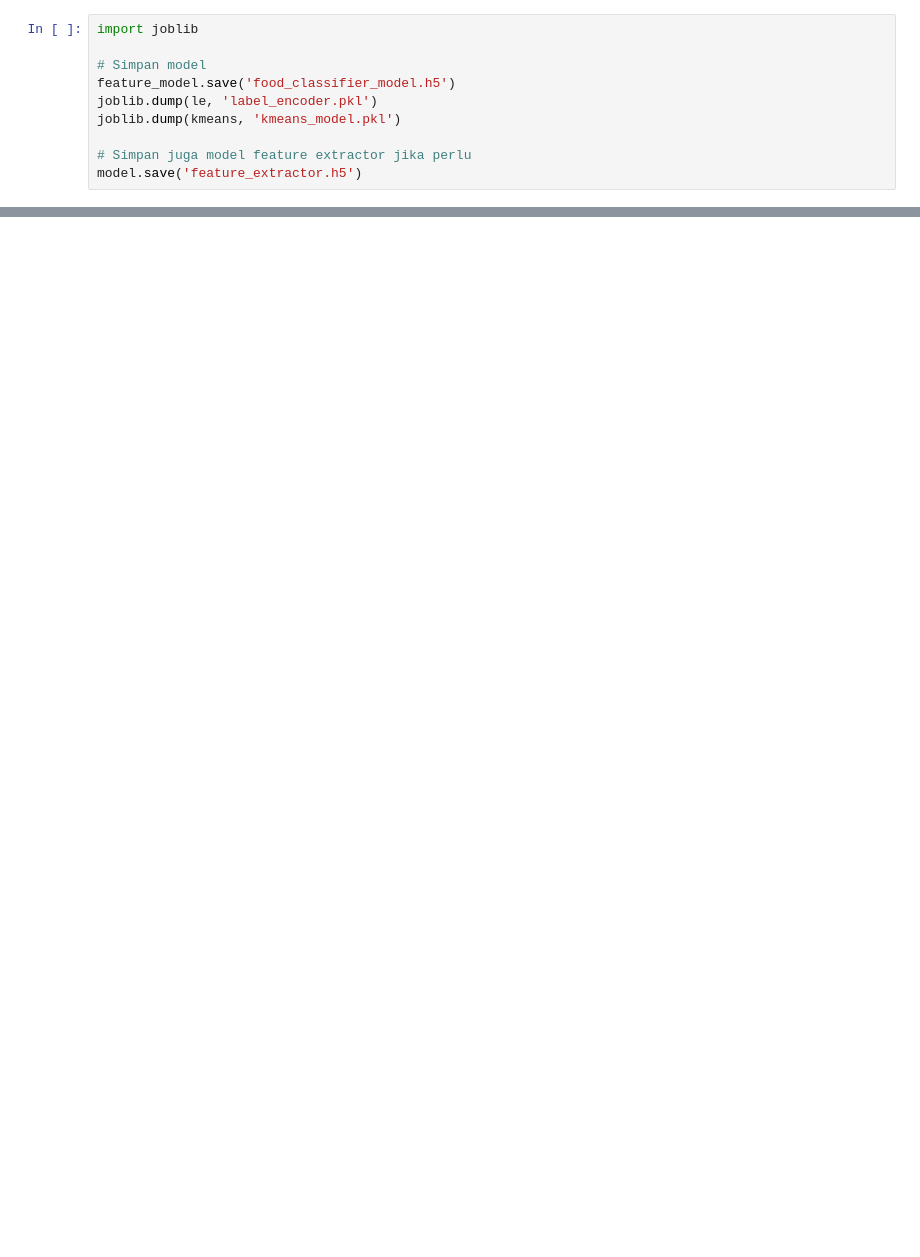
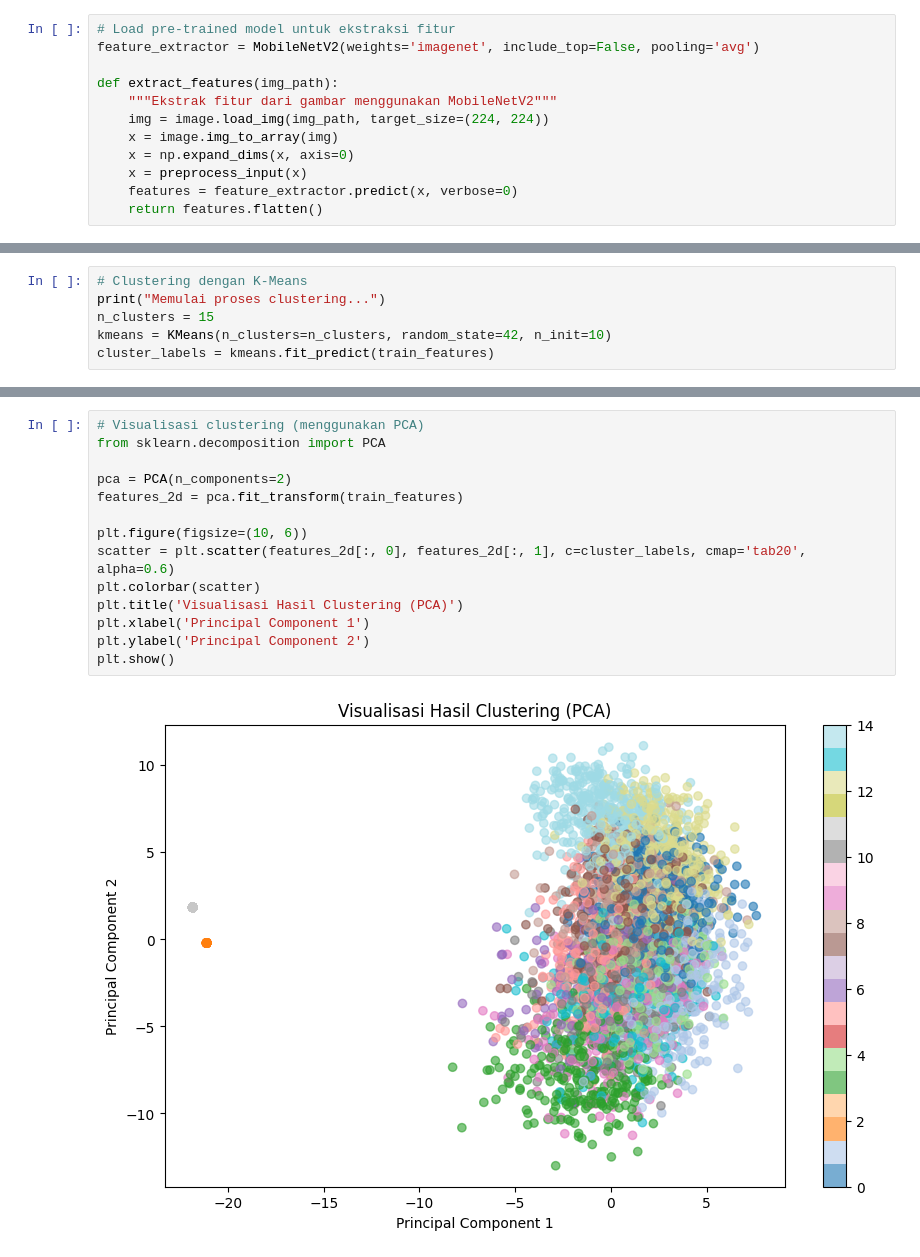
Before and after one commit to RexxS8/ACTION2025-DataMining-The3Ace, a Jupyter notebook: test-andri.ipynb, the cells around one changed output, grey strips where cells are left out. Saved outputs shown, nothing was run; the diff lists cells and outputs as text; blank space fills up the shorter version.

```diff
--- a/test-andri.ipynb
+++ b/test-andri.ipynb
@@ -79,10 +49,12 @@ feature_model.compile(optimizer='adam',
 # %%
-import joblib
+# Load pre-trained model untuk ekstraksi fitur
+feature_extractor = MobileNetV2(weights='imagenet', include_top=False, pooling='avg')
 
-# Simpan model
-feature_model.save('food_classifier_model.h5')
-joblib.dump(le, 'label_encoder.pkl')
-joblib.dump(kmeans, 'kmeans_model.pkl')
-
-# Simpan juga model feature extractor jika perlu
-model.save('feature_extractor.h5')
+def extract_features(img_path):
+    """Ekstrak fitur dari gambar menggunakan MobileNetV2"""
+    img = image.load_img(img_path, target_size=(224, 224))
+    x = image.img_to_array(img)
+    x = np.expand_dims(x, axis=0)
+    x = preprocess_input(x)
+    features = feature_extractor.predict(x, verbose=0)
+    return features.flatten()
@@ -169,0 +98,6 @@ Cannot take the length of shape with unknown rank.
+# %%
+# Clustering dengan K-Means
+print("Memulai proses clustering...")
+n_clusters = 15
+kmeans = KMeans(n_clusters=n_clusters, random_state=42, n_init=10)
+cluster_labels = kmeans.fit_predict(train_features)
@@ -169,0 +129,16 @@ Cannot take the length of shape with unknown rank.
+# %%
+# Visualisasi clustering (menggunakan PCA)
+from sklearn.decomposition import PCA
+
+pca = PCA(n_components=2)
+features_2d = pca.fit_transform(train_features)
+
+plt.figure(figsize=(10, 6))
+scatter = plt.scatter(features_2d[:, 0], features_2d[:, 1], c=cluster_labels, cmap='tab20', alpha=0.6)
+plt.colorbar(scatter)
+plt.title('Visualisasi Hasil Clustering (PCA)')
+plt.xlabel('Principal Component 1')
+plt.ylabel('Principal Component 2')
+plt.show()
+# %% [output]
+[figure, added]
```
Also changed, not shown: parts of 18 cells of this notebook, 5 other files.
